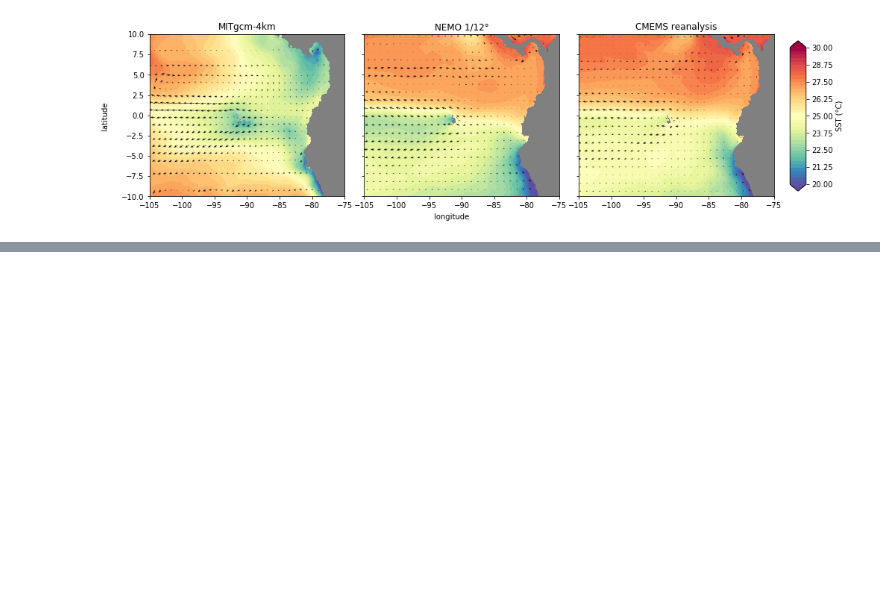
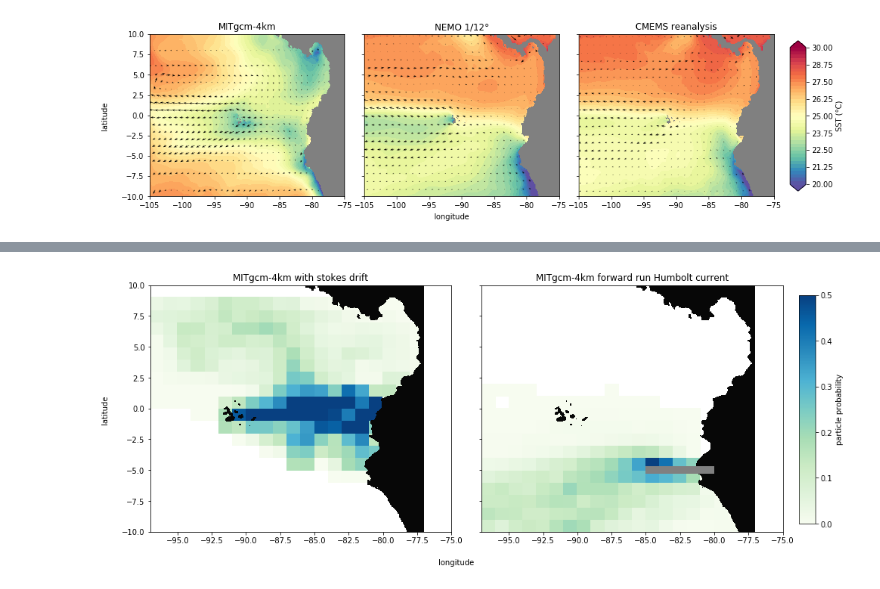
Before and after one commit to SLYpma/GalapagosProject, a Jupyter notebook: results/documentation/20.04_ParcelsMIT2008/produce_figures.ipynb, the cells around one changed output, grey strips where cells are left out. Cells and saved outputs as stored; diff of their text form; code cells hidden in the pictures; blank space fills up the shorter version.

```diff
--- a/results/documentation/20.04_ParcelsMIT2008/produce_figures.ipynb
+++ b/results/documentation/20.04_ParcelsMIT2008/produce_figures.ipynb
@@ -149,0 +265,88 @@ Traj_MITbwd = ReadTrajectories(namefile)
+# %%
+# compare density distribution of particles stokes and humbolt
+
+bins = [np.arange(-97,-74, 1), np.arange(-10, 11, 1)]
+vmax = 0.5
+levels = np.linspace(0, 1, 20)
+
+bathy_file = '/home/sypmauu/GalapagosProject/data/MIT4km/RGEMS3_Surf_grid.nc'
+dfile = Dataset(bathy_file)
+bathy = dfile.variables['Depth'][:]
+lat = dfile.variables['YG'][:]
+lon = dfile.variables['XG'][:]
+landmask = bathy[:]
+landmask = np.where(landmask<1, 0, landmask)
+landmask = np.where(landmask>=1, 1, landmask)
+bathy = np.where(bathy<1, nan, bathy)
+landmask=landmask*1.0
+landmask[landmask==1]=nan
+
+# figure set-up
+fig, axs = plt.subplots(1, 2, figsize=(15,6),
+                              sharex = True,
+                              sharey = True)
+fig.subplots_adjust(hspace=.5, wspace=.1)
+axs = axs.ravel()
+fig.text(0.5, 0.03, 'longitude', ha='center', va='center')
+fig.text(0.07, 0.5, 'latitude', ha='center', va='center', rotation='vertical')
+
+# fig1 NEMO
+namefile = '/home/sypmauu/GalapagosProject/results/data_output/galapagosparticles_bwd_4km_2008_wstokes.nc'
+Traj = ReadTrajectories(namefile)
+plat = Traj['lat'][:]
+plon = Traj['lon'][:]
+
+pmap = np.zeros([len(bins[0])-1,len(bins[1])-1], dtype=float)
+for particle in range (len(plon)):
+    plonn = plon[particle,:]
+    platt = plat[particle,:]
+    H, xe, ye = np.histogram2d(plonn[~isnan(plonn)],platt[~np.isnan(platt)], bins=bins)
+    H[H > 0]=1
+    pmap += H
+pmap=pmap/len(plon)
+pmap[pmap==0]=nan
+
+im = axs[0].pcolor(bins[0][:-1],bins[1][:-1],pmap.T,
+                  cmap='GnBu',
+                  vmin=0,
+                  vmax=vmax)
+axs[0].set_title('MITgcm-4km with stokes drift')
+axs[0].contourf(lon, lat, landmask, cmap='Greys_r', levels=levels)
+axs[0].set_xlim(bins[0][0],bins[0][-1])
+axs[0].set_ylim(bins[1][0],bins[1][-1])
+
+
+#fig2 MITbwd
+namefile = '/home/sypmauu/GalapagosProject/results/data_output/galapagosparticles_forward_4km_humbolt.nc'
+Traj = ReadTrajectories(namefile)
+plat = Traj['lat'][:]
+plon = Traj['lon'][:]
+
+pmap = np.zeros([len(bins[0])-1,len(bins[1])-1], dtype=float)
+for particle in range (len(plon)):
+    plonn = plon[particle,:]
+    platt = plat[particle,:]
+    H, xe, ye = np.histogram2d(plonn[~isnan(plonn)],platt[~np.isnan(platt)], bins=bins)
+    H[H > 0]=1
+    pmap += H
+pmap=pmap/len(plon)
+pmap[pmap==0]=nan
+
+im = axs[1].pcolor(bins[0][:-1],bins[1][:-1],pmap.T,
+                  cmap='GnBu',
+                  vmin=0,
+                  vmax=vmax)
+axs[1].set_title('MITgcm-4km forward run Humbolt current')
+axs[1].contourf(lon, lat, landmask, cmap='Greys_r', levels=levels)
+axs[1].set_xlim(bins[0][0],bins[0][-1])
+axs[1].set_ylim(bins[1][0],bins[1][-1])
+axs[1].hlines(-5,-85,-80,color='grey',linewidth=10)
+
+fig.subplots_adjust(right=0.9)
+cbar_ax = fig.add_axes([0.92, 0.15, 0.02, 0.7])
+cbar = fig.colorbar(im, cax=cbar_ax)
+cbar.ax.set_ylabel('particle probability')
+plt.savefig('probability_stokes.pdf')
+plt.savefig('probability_stokes.png')
+# %% [output]
+[figure, added]
```
Also changed, not shown: parts of 4 cells of this notebook.
